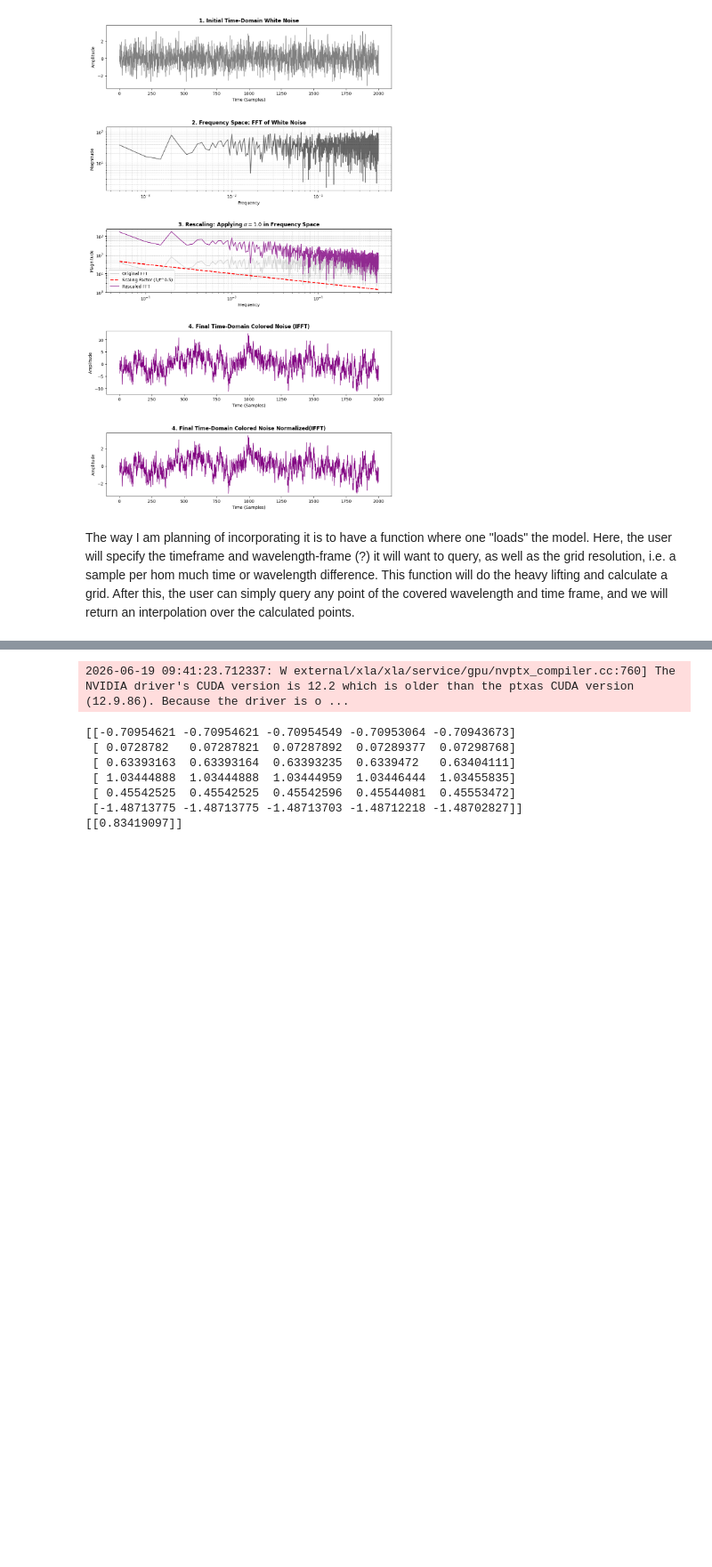
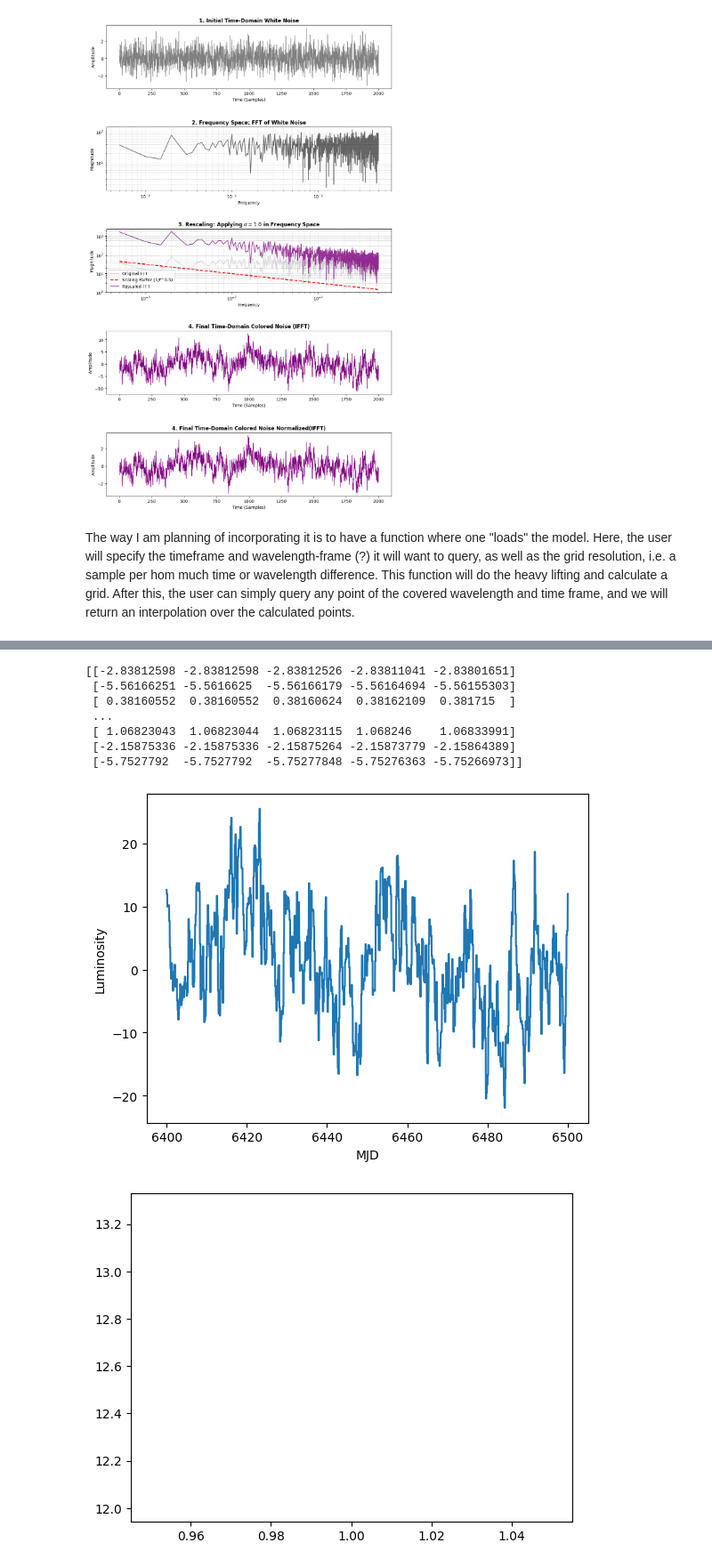
Before and after one commit to Zoe-Au/cosmographi, a Jupyter notebook: src/cosmographi/source/thin_disk_and_g_random_fields.ipynb, the cells around one changed output, grey strips where cells are left out. Shown at 89% size. Cells and saved outputs as stored; diff of their text form; code cells hidden in the pictures; blank space fills up the shorter version.

```diff
--- a/src/cosmographi/source/thin_disk_and_g_random_fields.ipynb
+++ b/src/cosmographi/source/thin_disk_and_g_random_fields.ipynb
@@ -525,18 +549,30 @@ print(agn.luminosity_density(jnp.asarray([2.0, 3.0]), jnp.asarray([6510.0, 6515.
 # %%
 from cosmographi.source.agn import AGNSourceThinDisk
 import jax.numpy as jnp
+import matplotlib.pyplot as plt
 M_sun = 10e8
 agn = AGNSourceThinDisk(name="agn1", blackhole_mass=10e8*M_sun, accretion_rate=M_sun, r_star=1.5e11, inclination_angle=0)
-agn.load_luminosity(start_time=6500, end_time=6520, start_w=1, end_w=3, time_res=4, w_res=0.5)
+agn.load_luminosity(start_time=6300, end_time=6600, start_w=1, end_w=3, time_res=0.15, w_res=0.5)
 print(agn.grid)
-print(agn.luminosity_density(jnp.asarray([2.0]), jnp.asarray([6510.0])))
-arr = agn.luminosity_density(jnp.asarray([2.0, 2.5]), jnp.asarray([6510.0, 6515.0]))
+times = jnp.linspace(6400, 6500, 10000)
+# ws = jnp.linspace(1, 3, 5)
+ws = jnp.asarray([1])
+arr = agn.luminosity_density(ws, times)
+
+plt.plot(times, arr[0, :])
+plt.xlabel("MJD")
+plt.ylabel("Luminosity")
+plt.show()
+
+plt.plot(ws, arr[:, 0])
+plt.show()
 # %% [output]
-2026-06-19 09:41:23.712337: W external/xla/xla/service/gpu/nvptx_compiler.cc:760] The NVIDIA driver's CUDA version is 12.2 which is older than the ptxas CUDA version (12.9.86). Because the driver is o ...
+[[-2.83812598 -2.83812598 -2.83812526 -2.83811041 -2.83801651]
+ [-5.56166251 -5.5616625  -5.56166179 -5.56164694 -5.56155303]
+ [ 0.38160552  0.38160552  0.38160624  0.38162109  0.381715  ]
+ ...
+ [ 1.06823043  1.06823044  1.06823115  1.068246    1.06833991]
+ [-2.15875336 -2.15875336 -2.15875264 -2.15873779 -2.15864389]
+ [-5.7527792  -5.7527792  -5.75277848 -5.75276363 -5.75266973]]
-[[-0.70954621 -0.70954621 -0.70954549 -0.70953064 -0.70943673]
- [ 0.0728782   0.07287821  0.07287892  0.07289377  0.07298768]
- [ 0.63393163  0.63393164  0.63393235  0.6339472   0.63404111]
- [ 1.03444888  1.03444888  1.03444959  1.03446444  1.03455835]
- [ 0.45542525  0.45542525  0.45542596  0.45544081  0.45553472]
- [-1.48713775 -1.48713775 -1.48713703 -1.48712218 -1.48702827]]
-[[0.83419097]]
+[figure, added]
+[figure, added]
```
Also changed, not shown: parts of 7 cells of this notebook, 2 other files.
